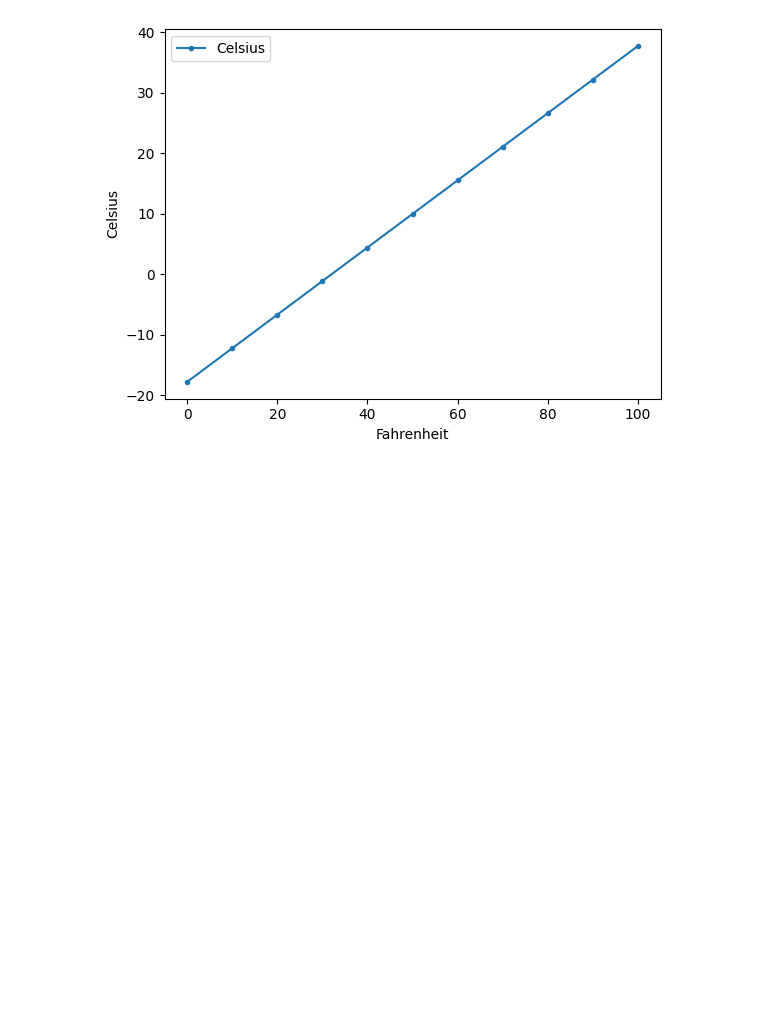
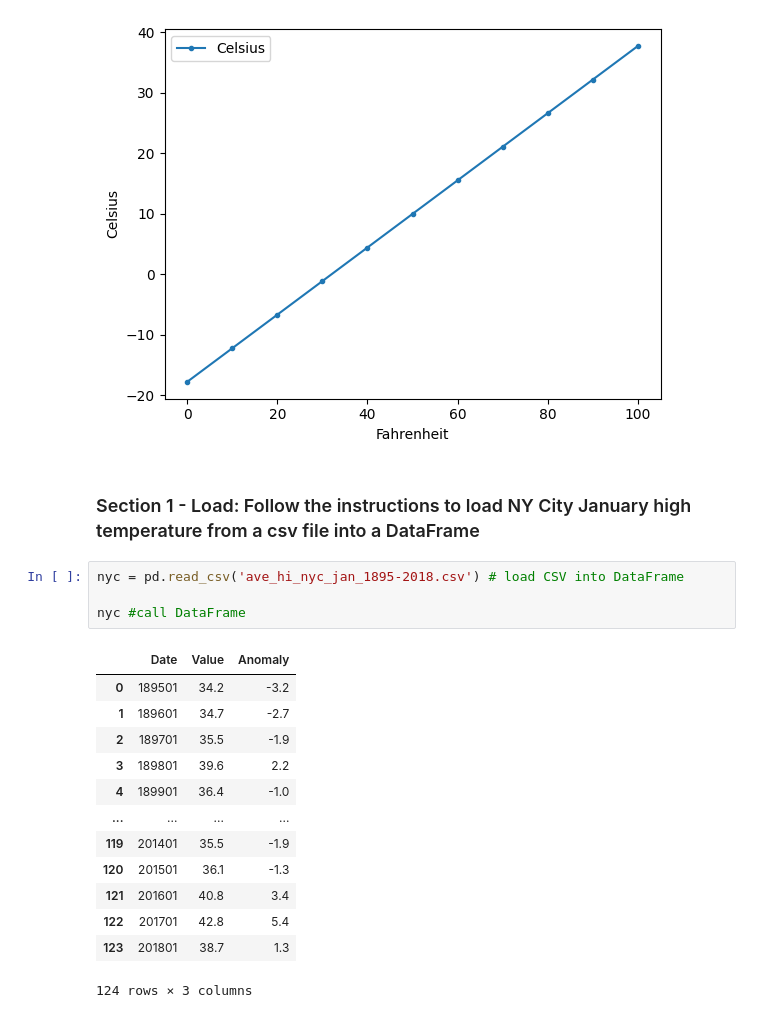
Before and after one commit to adriacv17/datafun-07-ml-predictive, a Jupyter notebook: timeseries_task4.ipynb, the cells around one changed output. Drawn from its saved outputs; the diff is of its cells as text; blank space fills up the shorter version.

Commit message:
Part 1 Section 1-3

```diff
--- a/timeseries_task4.ipynb
+++ b/timeseries_task4.ipynb
@@ -28,3 +28,23 @@ axes = temps_df.plot(x='Fahrenheit', y='Celsius', style='.-') #plot method for l
 y_label = axes.set_ylabel('Celsius') # set label for dependent variable y axis
 # %% [output]
 [figure]
+# %% [markdown]
+### Section 1 - Load: Follow the instructions to load NY City January high temperature from a csv file into a DataFrame
+# %%
+nyc = pd.read_csv('ave_hi_nyc_jan_1895-2018.csv') # load CSV into DataFrame
+
+nyc #call DataFrame
+# %% [output]
+|  | Date | Value | Anomaly |
+| 0 | 189501 | 34.2 | -3.2 |
+| 1 | 189601 | 34.7 | -2.7 |
+| 2 | 189701 | 35.5 | -1.9 |
+| 3 | 189801 | 39.6 | 2.2 |
+| 4 | 189901 | 36.4 | -1.0 |
+| ... | ... | ... | ... |
+| 119 | 201401 | 35.5 | -1.9 |
+| 120 | 201501 | 36.1 | -1.3 |
+| 121 | 201601 | 40.8 | 3.4 |
+| 122 | 201701 | 42.8 | 5.4 |
+| 123 | 201801 | 38.7 | 1.3 |
+124 rows × 3 columns
```
Also changed, not shown: parts of 9 cells of this notebook, 2 other files.
